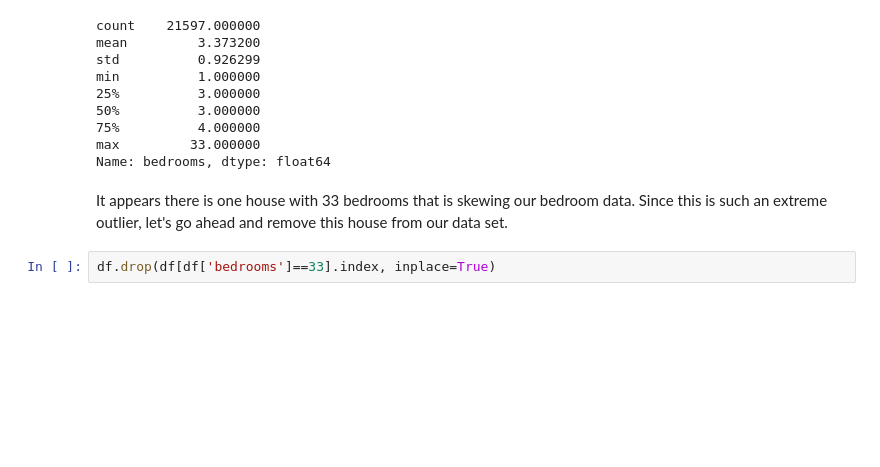
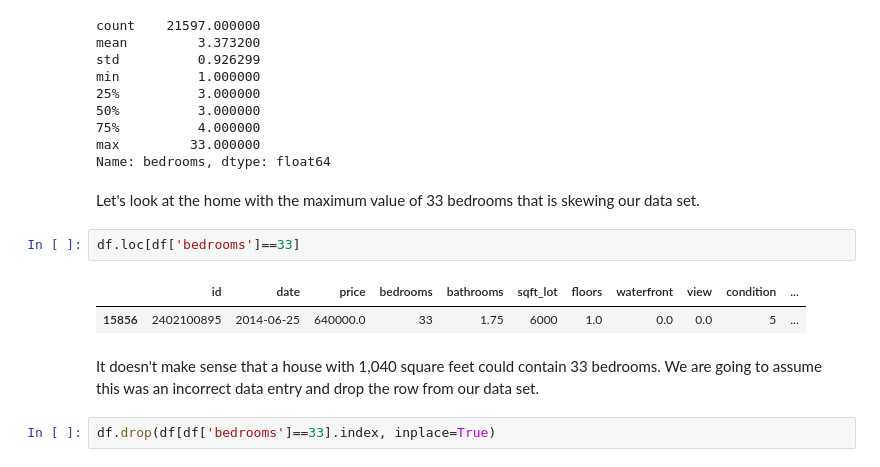
Before and after one commit to Sammyknee/dsc-phase-2-project, a Jupyter notebook: Housing Data - EDA.ipynb, the cells around one changed output. Cells and saved outputs as stored; diff of their text form; blank space fills up the shorter version.

```diff
--- a/Housing Data - EDA.ipynb
+++ b/Housing Data - EDA.ipynb
@@ -421,8 +421,15 @@ min          1.000000
 75%          4.000000
 max         33.000000
 Name: bedrooms, dtype: float64
-# %% [markdown]
-It appears there is one house with 33 bedrooms that is skewing our bedroom data. Since this is such an extreme outlier, let's go ahead and remove this house from our data set.
+# %% [markdown]
+Let's look at the home with the maximum value of 33 bedrooms that is skewing our data set.
+# %%
+df.loc[df['bedrooms']==33]
+# %% [output]
+|  | id | date | price | bedrooms | bathrooms | sqft_lot | floors | waterfront | view | condition | ... |
+| 15856 | 2402100895 | 2014-06-25 | 640000.0 | 33 | 1.75 | 6000 | 1.0 | 0.0 | 0.0 | 5 | ... |
+# %% [markdown]
+It doesn't make sense that a house with 1,040 square feet could contain 33 bedrooms. We are going to assume this was an incorrect data entry and drop the row from our data set.
 # %%
 df.drop(df[df['bedrooms']==33].index, inplace=True)
 # %%
```
Also changed, not shown: parts of 25 cells of this notebook.
